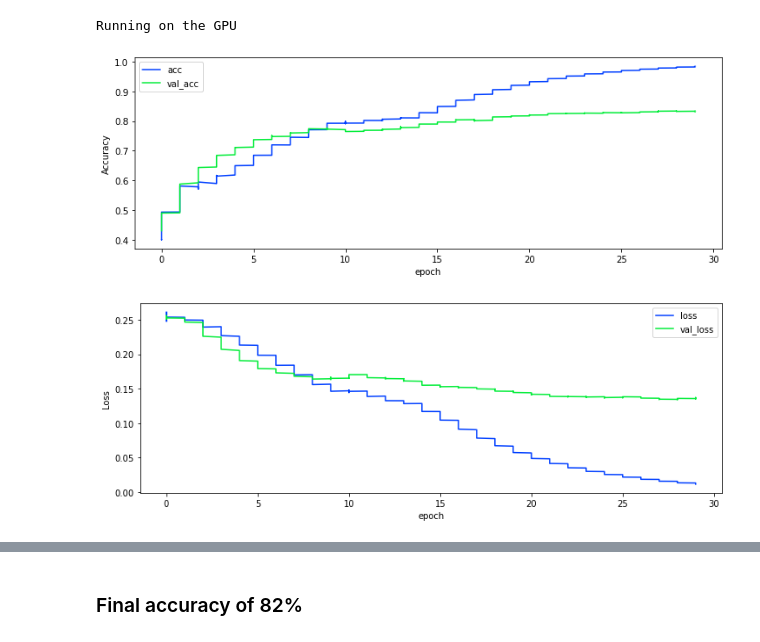
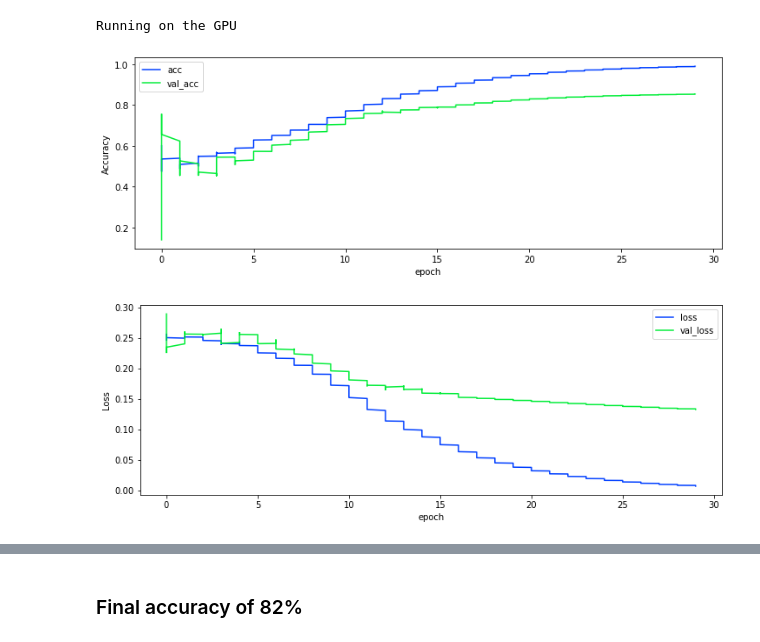
Before and after one commit to Jorge-Salmon/DeepLearning-brain_tumor, a Jupyter notebook: BrainTumor.ipynb, the cells around one changed output, grey strips where cells are left out. Drawn from its saved outputs; the diff is of its cells as text; code cells hidden in the pictures.

```diff
--- a/BrainTumor.ipynb
+++ b/BrainTumor.ipynb
@@ -282,23 +294,23 @@ Running on the GPU
 # %%
 # weighted moving average
 
 def create_acc_loss_graph(model_name):
     style.use('seaborn-bright')
     data = pd.read_csv('model.log', names=['model_name', 'timestamp', 'epoch', 'acc', 'loss', 'val_acc', 'val_loss'])
     data = data[data.model_name == MODEL_NAME]
 
     # Convert to weighted moving average
     for row in ['acc', 'loss', 'val_acc', 'val_loss']:
         data[row] = data[row].ewm(alpha=.01).mean()
     # Plot it
     data[['epoch', 'acc', 'val_acc']].plot(x='epoch', figsize=(12,4))  # Replace 'epoch' with 'timestamp' to change the horizontal axis
     plt.ylabel('Accuracy')
     data[['epoch', 'loss', 'val_loss']].plot(x='epoch', figsize=(12,4))  # Replace 'epoch' with 'timestamp' to change the horizontal axis
     plt.ylabel('Loss')
 
 
-create_acc_loss_graph('model-1601991236')
+create_acc_loss_graph('model-1602016666')
 # %% [output]
-[figure, old version]
+[figure, new version]
-[figure, old version]
+[figure, new version]
 # %%
```
Also changed, not shown: parts of 5 cells of this notebook.
